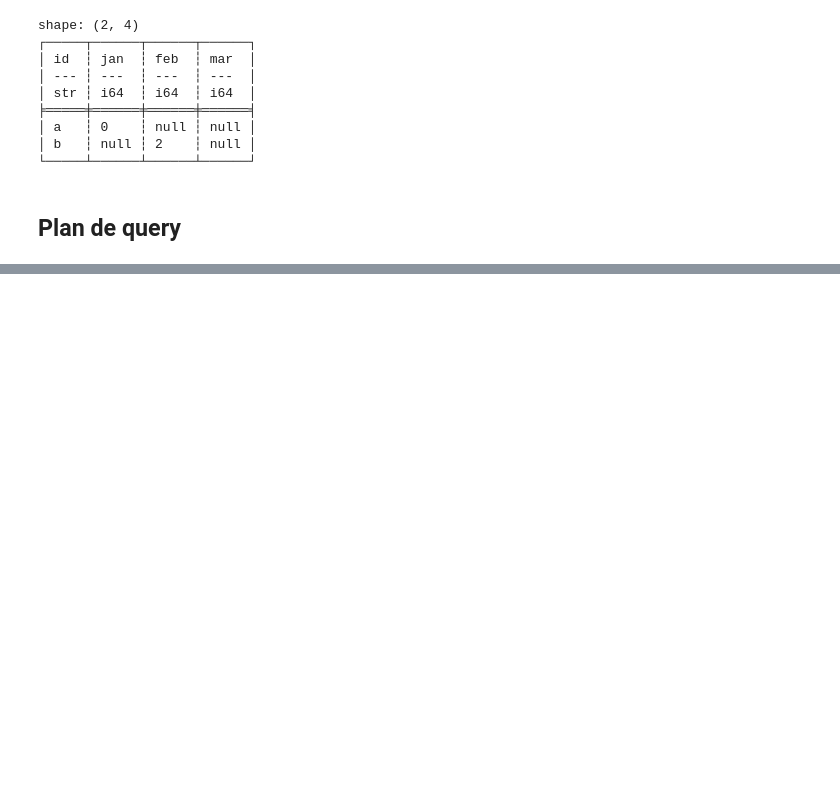
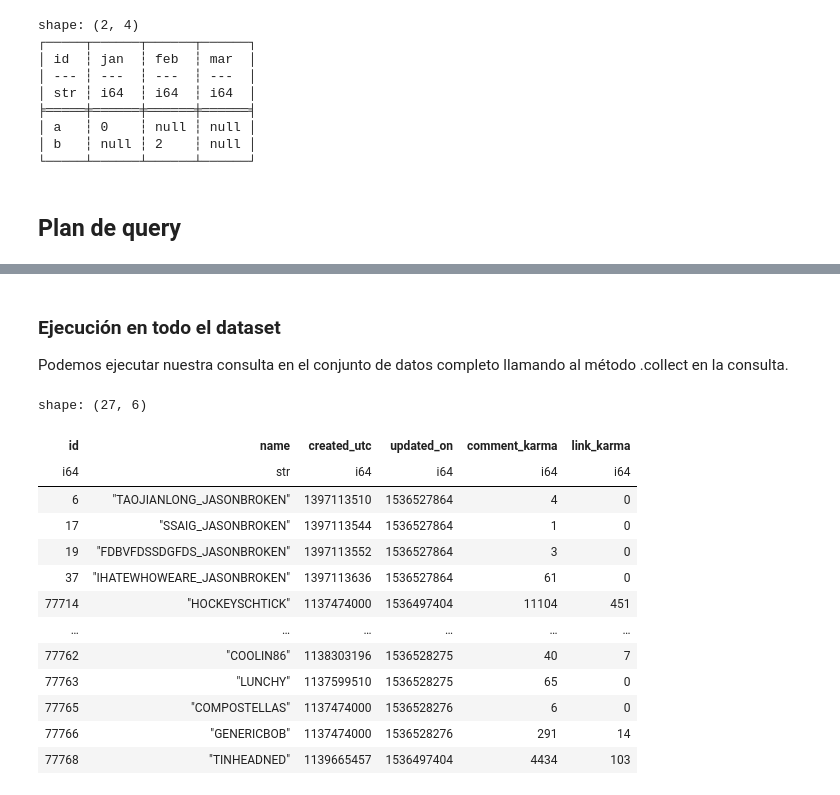
Before and after one commit to ferrandonea/polars_tut, a Jupyter notebook: gettingstarted.ipynb, the cells around one changed output, grey strips where cells are left out. Saved outputs shown, nothing was run; the diff lists cells and outputs as text; code cells hidden in the pictures; blank space fills up the shorter version.

```diff
--- a/gettingstarted.ipynb
+++ b/gettingstarted.ipynb
@@ -1603,0 +1623,27 @@ q1.show_graph(optimized=False)
+# %% [markdown]
+### Ejecución en todo el dataset
+Podemos ejecutar nuestra consulta en el conjunto de datos completo llamando al método .collect en la consulta.
+# %%
+q4 = (
+    pl.scan_csv(f"data/reddit.csv")
+    .with_columns(pl.col("name").str.to_uppercase())
+    .filter(pl.col("comment_karma") > 0)
+    .collect()
+)
+# %%
+q4
+# %% [output]
+shape: (27, 6)
+| id | name | created_utc | updated_on | comment_karma | link_karma |
+| i64 | str | i64 | i64 | i64 | i64 |
+| 6 | "TAOJIANLONG_JASONBROKEN" | 1397113510 | 1536527864 | 4 | 0 |
+| 17 | "SSAIG_JASONBROKEN" | 1397113544 | 1536527864 | 1 | 0 |
+| 19 | "FDBVFDSSDGFDS_JASONBROKEN" | 1397113552 | 1536527864 | 3 | 0 |
+| 37 | "IHATEWHOWEARE_JASONBROKEN" | 1397113636 | 1536527864 | 61 | 0 |
+| 77714 | "HOCKEYSCHTICK" | 1137474000 | 1536497404 | 11104 | 451 |
+| … | … | … | … | … | … |
+| 77762 | "COOLIN86" | 1138303196 | 1536528275 | 40 | 7 |
+| 77763 | "LUNCHY" | 1137599510 | 1536528275 | 65 | 0 |
+| 77765 | "COMPOSTELLAS" | 1137474000 | 1536528276 | 6 | 0 |
+| 77766 | "GENERICBOB" | 1137474000 | 1536528276 | 291 | 14 |
+| 77768 | "TINHEADNED" | 1139665457 | 1536497404 | 4434 | 103 |
```
Also changed, not shown: parts of 44 cells of this notebook, 38 other files.
